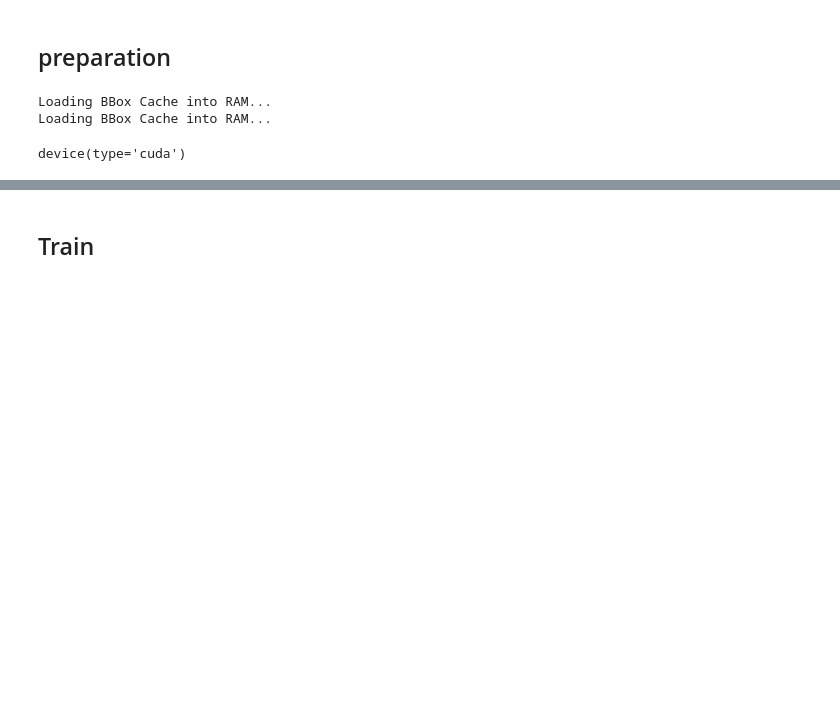
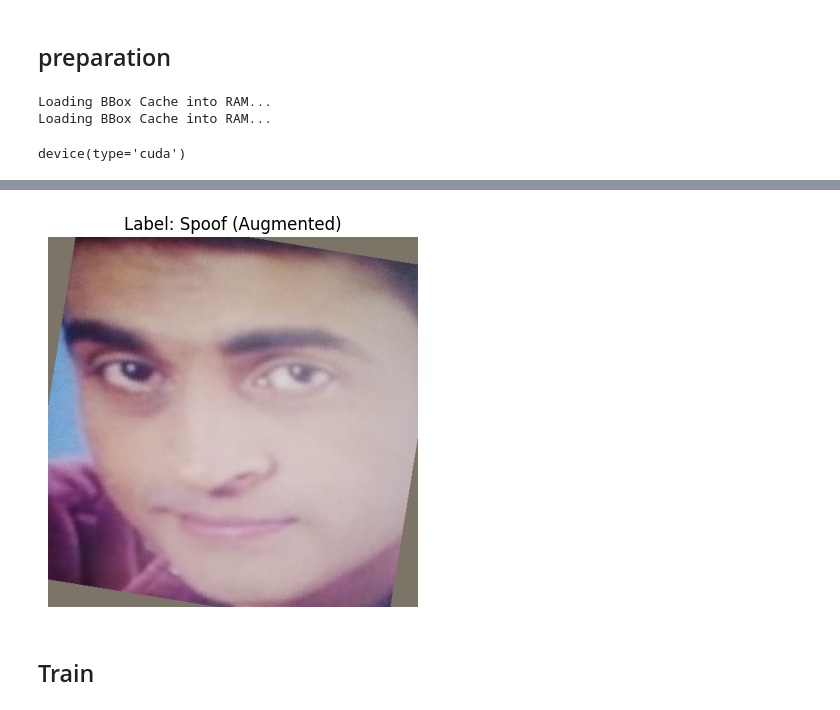
Before and after one commit to Lands-Horizon-Corp/spoofing-recognition, a Jupyter notebook: notebooks/training/efficient_net/train.ipynb, the cells around one changed output, grey strips where cells are left out. Cells and saved outputs as stored; diff of their text form; code cells hidden in the pictures; blank space fills up the shorter version.

```diff
--- a/notebooks/training/efficient_net/train.ipynb
+++ b/notebooks/training/efficient_net/train.ipynb
@@ -367,6 +275,19 @@ device
 Loading BBox Cache into RAM...
 Loading BBox Cache into RAM...
 device(type='cuda')
+# %%
+from torchvision.transforms import v2
+gpu_transforms_train = v2.Compose([
+    v2.ToDtype(torch.float32, scale=True),
+    v2.Normalize(mean=mean, std=std),
+    v2.RandomHorizontalFlip(p=0.5),
+    v2.RandomRotation(degrees=15),
+]).to(device)
+
+gpu_transforms_val = v2.Compose([
+    v2.ToDtype(torch.float32, scale=True),
+    v2.Normalize(mean=mean, std=std),
+]).to(device)
 # %%
 len(train_ds)
 # %% [output]
@@ -431,3 +450,27 @@ checkImage(small_train_ds[120])
+# %%
+def checkAugmentedImage(dataset, idx, gpu_transforms):
+    sample_img, sample_label = dataset[idx]
+
+    # Apply GPU transforms (same as training)
+    sample_img = sample_img.unsqueeze(0).to(device)  # Add batch dim
+    augmented = gpu_transforms(sample_img).squeeze(0).cpu()  # Remove batch dim
+
+    # Denormalize from ImageNet stats
+    mean = torch.tensor([0.485, 0.456, 0.406]).view(3, 1, 1)
+    std = torch.tensor([0.229, 0.224, 0.225]).view(3, 1, 1)
+    display_img = augmented * std + mean
+    display_img = torch.clamp(display_img, 0, 1)
+
+    display_img = display_img.permute(1, 2, 0).numpy()
+
+    plt.imshow(display_img)
+    plt.title(f"Label: {'Live' if sample_label == 0 else 'Spoof'} (Augmented)")
+    plt.axis('off')
+    plt.show()
+
+checkAugmentedImage(small_train_ds, 2, gpu_transforms=gpu_transforms_train)
+# %% [output]
+[figure, added]
 # %% [markdown]
 ## Train
 # %%
```
Also changed, not shown: parts of 27 cells of this notebook, 2 other files.
